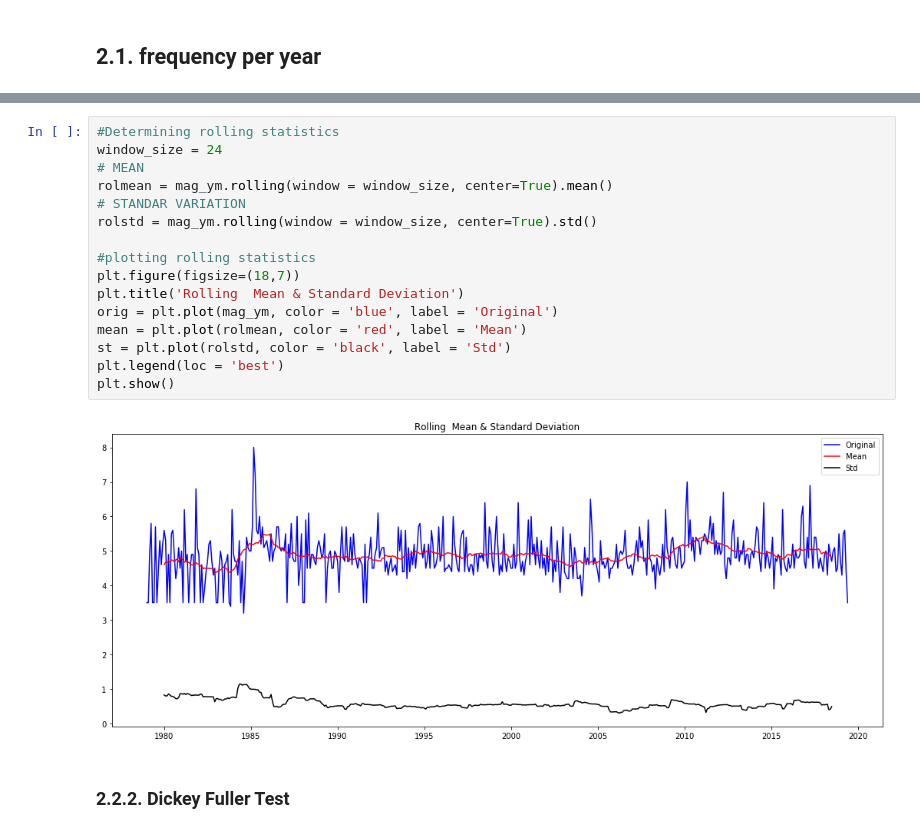
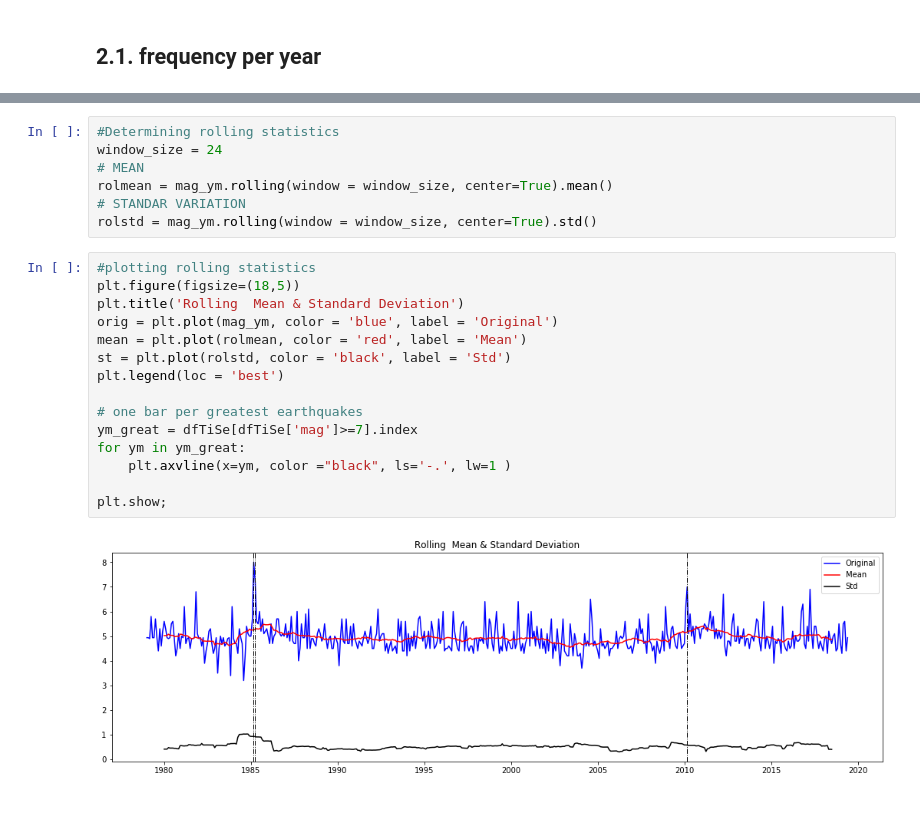
Before and after one commit to HitosVilla/TFM_Earthquake_Prediction, a Jupyter notebook: TFM_1_Data.ipynb, the cells around one changed output, grey strips where cells are left out. Cells and saved outputs as stored; diff of their text form.

```diff
--- a/TFM_1_Data.ipynb
+++ b/TFM_1_Data.ipynb
@@ -331,20 +309,24 @@ mag_ym['mag'].expanding(min_periods=12).mean().plot(figsize=(16,6),grid=True);
+# %%
+#Determining rolling statistics
+window_size = 24
+# MEAN
+rolmean = mag_ym.rolling(window = window_size, center=True).mean()
+# STANDAR VARIATION
+rolstd = mag_ym.rolling(window = window_size, center=True).std()
 # %%
-#Determining rolling statistics
-window_size = 24
-# MEAN
-rolmean = mag_ym.rolling(window = window_size, center=True).mean()
-# STANDAR VARIATION
-rolstd = mag_ym.rolling(window = window_size, center=True).std()
-
 #plotting rolling statistics
-plt.figure(figsize=(18,7))
+plt.figure(figsize=(18,5))
 plt.title('Rolling  Mean & Standard Deviation')
 orig = plt.plot(mag_ym, color = 'blue', label = 'Original')
 mean = plt.plot(rolmean, color = 'red', label = 'Mean')
 st = plt.plot(rolstd, color = 'black', label = 'Std')
 plt.legend(loc = 'best')
-plt.show()
+
+# one bar per greatest earthquakes
+ym_great = dfTiSe[dfTiSe['mag']>=7].index
+for ym in ym_great:
+    plt.axvline(x=ym, color ="black", ls='-.', lw=1 )
+
+plt.show;
 # %% [output]
-[figure, old version]
+[figure, new version]
-# %% [markdown]
-### 2.2.2. Dickey Fuller Test
```
Also changed, not shown: parts of 79 cells of this notebook, 5 other files.
